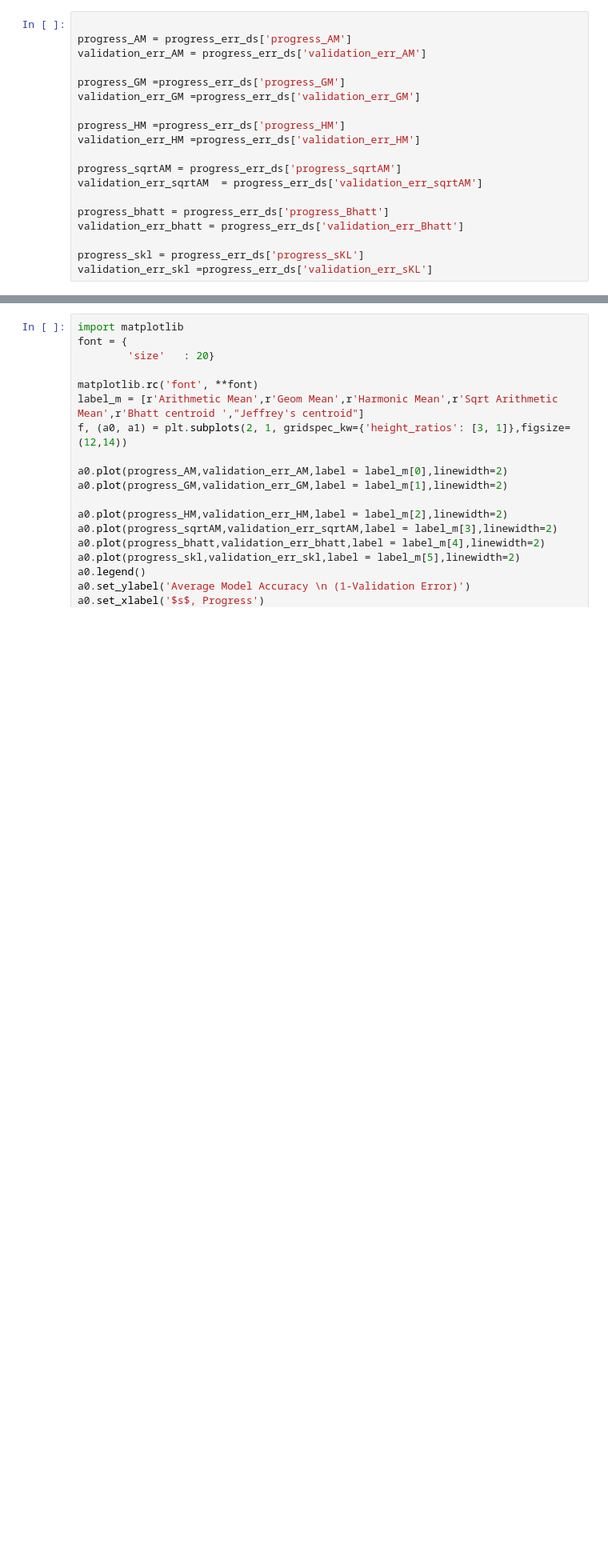
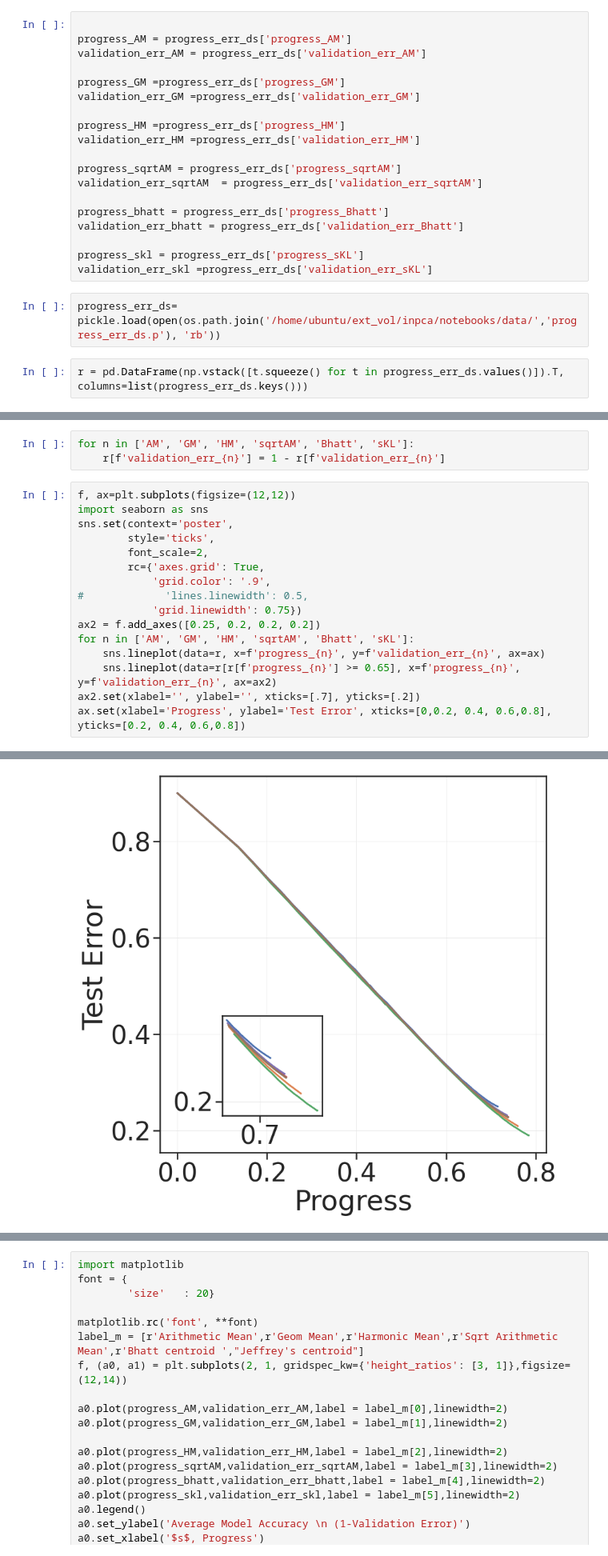
Before and after one commit to grasp-lyrl/low-dimensional-deepnets, a Jupyter notebook: notebooks/mean_traj_plots.ipynb, the cells around one changed output, grey strips where cells are left out. Shown at 80% size. Cells and saved outputs as stored; diff of their text form; blank space fills up the shorter version.

```diff
--- a/notebooks/mean_traj_plots.ipynb
+++ b/notebooks/mean_traj_plots.ipynb
@@ -139,3 +139,7 @@ validation_err_bhatt = progress_err_ds['validation_err_Bhatt']
 
 progress_skl = progress_err_ds['progress_sKL']
 validation_err_skl =progress_err_ds['validation_err_sKL']
+# %%
+progress_err_ds= pickle.load(open(os.path.join('/home/ubuntu/ext_vol/inpca/notebooks/data/','progress_err_ds.p'), 'rb'))
+# %%
+r = pd.DataFrame(np.vstack([t.squeeze() for t in progress_err_ds.values()]).T, columns=list(progress_err_ds.keys()))
@@ -141,0 +162,20 @@ validation_err_skl =progress_err_ds['validation_err_sKL']
+# %%
+for n in ['AM', 'GM', 'HM', 'sqrtAM', 'Bhatt', 'sKL']:
+    r[f'validation_err_{n}'] = 1 - r[f'validation_err_{n}']
+# %%
+f, ax=plt.subplots(figsize=(12,12))
+import seaborn as sns
+sns.set(context='poster',
+        style='ticks',
+        font_scale=2,
+        rc={'axes.grid': True,
+            'grid.color': '.9',
+#             'lines.linewidth': 0.5,
+            'grid.linewidth': 0.75})
+ax2 = f.add_axes([0.25, 0.2, 0.2, 0.2])
+for n in ['AM', 'GM', 'HM', 'sqrtAM', 'Bhatt', 'sKL']:
+    sns.lineplot(data=r, x=f'progress_{n}', y=f'validation_err_{n}', ax=ax)
+    sns.lineplot(data=r[r[f'progress_{n}'] >= 0.65], x=f'progress_{n}', y=f'validation_err_{n}', ax=ax2)
+ax2.set(xlabel='', ylabel='', xticks=[.7], yticks=[.2])
+ax.set(xlabel='Progress', ylabel='Test Error', xticks=[0,0.2, 0.4, 0.6,0.8], yticks=[0.2, 0.4, 0.6,0.8])
+# %% [output]
@@ -141,0 +193 @@ validation_err_skl =progress_err_ds['validation_err_sKL']
+[figure, added]
```
Also changed, not shown: parts of 13 cells of this notebook, 20 other files.
